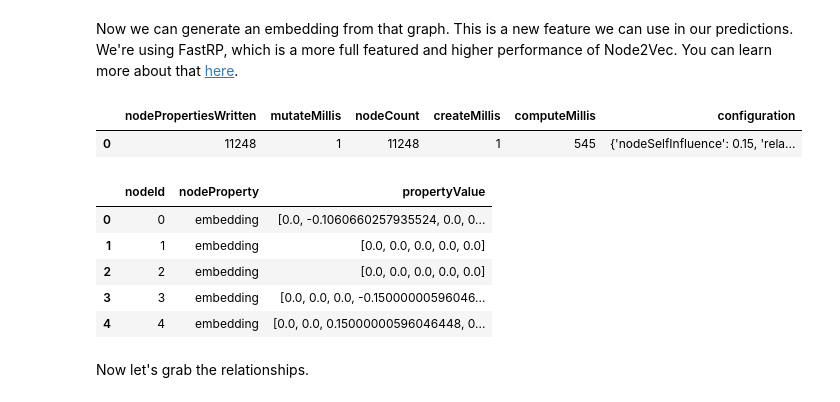
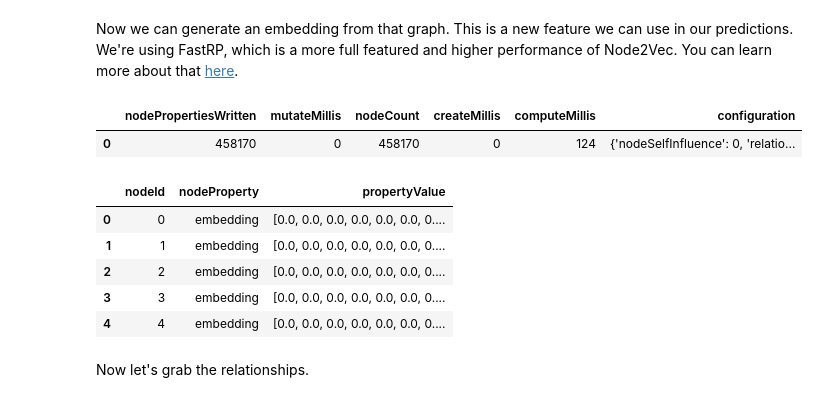
Before and after one commit to neo4j-partners/hands-on-lab-neo4j-and-vertex-ai, a Jupyter notebook: Lab 5 - Graph Data Science/embedding.ipynb, the cells around one changed output. Saved outputs shown, nothing was run; the diff lists cells and outputs as text; code cells hidden in the pictures.

```diff
--- a/Lab 5 - Graph Data Science/embedding.ipynb
+++ b/Lab 5 - Graph Data Science/embedding.ipynb
@@ -33,25 +31,23 @@ with driver.session(database=DB_NAME) as session:
     lambda tx: tx.run(
       """
 CALL gds.graph.create(
-  'mygraph',
-  {
-    Company: {},
-    Manager: {}
-  },
-  {
-    Owns: {
-      properties: {
-        shares: {property:'shares', defaultValue:0},
-        value: {property:'value', defaultValue: 0}
-      }
+    'mygraph',
+    {
+        Company: { properties: ['cusip', 'nameOfIssuer']},
+        Manager: { properties: 'filingManager'},
+        Holding: { properties: ['filingManager', 'cusip', 'reportCalendarOrQuarter', 'shares', 'value', 'target']}
+    },
+    {
+        OWNS: {},
+        PARTOF: {}
     }
-   }
 )
 YIELD
-  graphName AS graph,
-  relationshipProjection AS readProjection,
-  nodeCount AS nodes,
-  relationshipCount AS rels      """
+    graphName AS graph,
+    relationshipProjection AS readProjection,
+    nodeCount AS nodes,
+    relationshipCount AS rels
+      """
     ).data()
   )
 df = pd.DataFrame(result)
@@ -70,26 +66,35 @@ with driver.session(database=DB_NAME) as session:
       """
     ).data()
   )
+# %%
+with driver.session(database=DB_NAME) as session:
+  result = session.read_transaction(
+    lambda tx: tx.run(
+      """
+      CALL gds.graph.list()
+      """
+    ).data()
+  )
 # %% [markdown]
 Now we can generate an embedding from that graph. This is a new feature we can use in our predictions. We're using FastRP, which is a more full featured and higher performance of Node2Vec. You can learn more about that [here](https://neo4j.com/docs/graph-data-science/current/algorithms/fastrp/).
 # %%
 with driver.session(database=DB_NAME) as session:
   result = session.read_transaction(
     lambda tx: tx.run(
       """
         CALL gds.fastRP.mutate('mygraph',{
-        embeddingDimension: 256,
+        embeddingDimension: 16,
         randomSeed: 1,
         mutateProperty:'embedding'
         })
       """
     ).data()
   )
 df = pd.DataFrame(result)
 display(df)
 # %% [output]
 |  | nodePropertiesWritten | mutateMillis | nodeCount | createMillis | computeMillis | configuration |
-| 0 | 11248 | 1 | 11248 | 1 | 545 | {'nodeSelfInfluence': 0.15, 'rela... |
+| 0 | 458170 | 0 | 458170 | 0 | 124 | {'nodeSelfInfluence': 0, 'relatio... |
 # %%
 with driver.session(database=DB_NAME) as session:
   result = session.read_transaction(
@@ -106,11 +111,11 @@ df = pd.DataFrame(result)
 df.head()
 # %% [output]
 |  | nodeId | nodeProperty | propertyValue |
-| 0 | 0 | embedding | [0.0, -0.1060660257935524, 0.0, 0... |
-| 1 | 1 | embedding | [0.0, 0.0, 0.0, 0.0, 0.0] |
-| 2 | 2 | embedding | [0.0, 0.0, 0.0, 0.0, 0.0] |
-| 3 | 3 | embedding | [0.0, 0.0, 0.0, -0.15000000596046... |
-| 4 | 4 | embedding | [0.0, 0.0, 0.15000000596046448, 0... |
+| 0 | 0 | embedding | [0.0, 0.0, 0.0, 0.0, 0.0, 0.0, 0.... |
+| 1 | 1 | embedding | [0.0, 0.0, 0.0, 0.0, 0.0, 0.0, 0.... |
+| 2 | 2 | embedding | [0.0, 0.0, 0.0, 0.0, 0.0, 0.0, 0.... |
+| 3 | 3 | embedding | [0.0, 0.0, 0.0, 0.0, 0.0, 0.0, 0.... |
+| 4 | 4 | embedding | [0.0, 0.0, 0.0, 0.0, 0.0, 0.0, 0.... |
 # %% [markdown]
 Now let's grab the relationships.
 # %%
```
Also changed, not shown: parts of 2 cells of this notebook.
